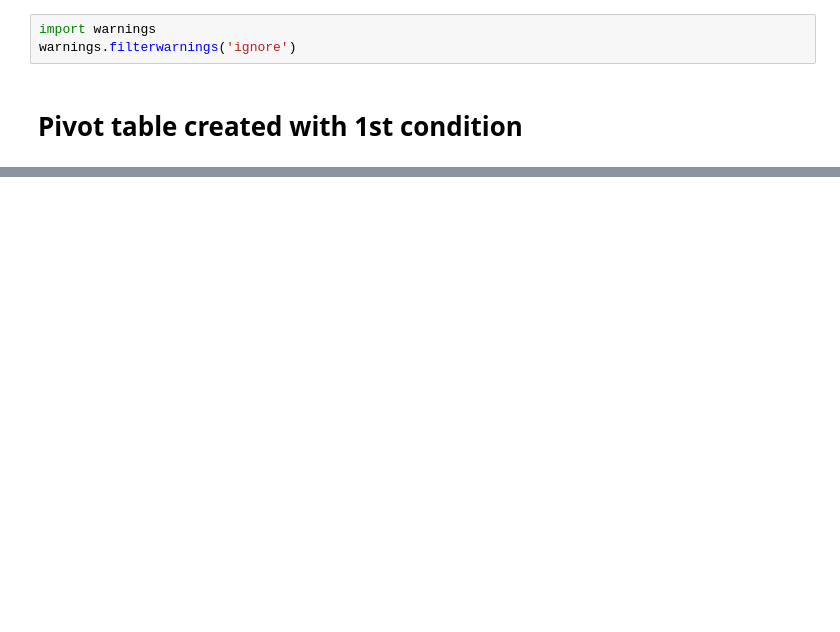
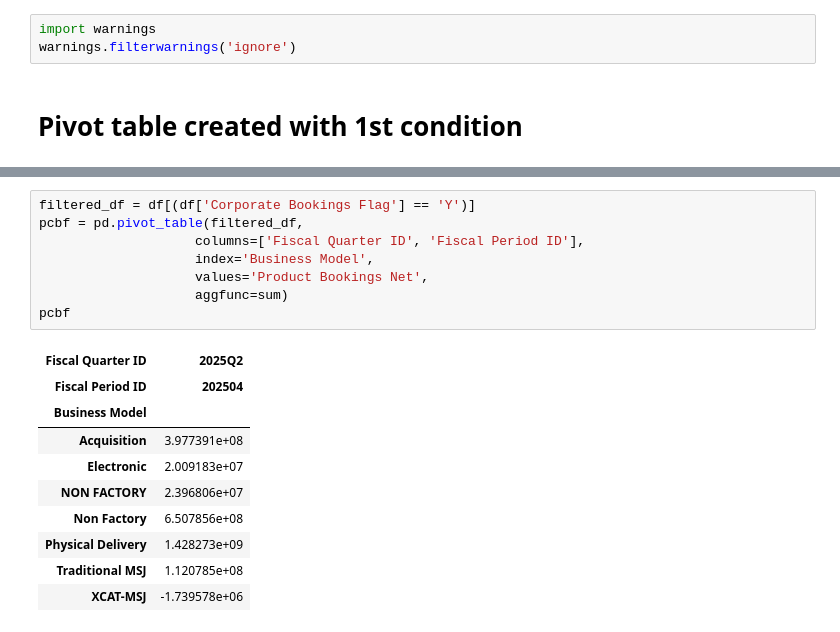
Before and after one commit to sudeshnab19/automation_projects, a Jupyter notebook: ExcelToPivot/excelto36pivots/ExcelToPivot_projectscenario.ipynb, the cells around one changed output, grey strips where cells are left out. Saved outputs shown, nothing was run; the diff lists cells and outputs as text; blank space fills up the shorter version.

```diff
--- a/ExcelToPivot/excelto36pivots/ExcelToPivot_projectscenario.ipynb
+++ b/ExcelToPivot/excelto36pivots/ExcelToPivot_projectscenario.ipynb
@@ -53,0 +113,19 @@ filtered_p2
+# %%
+filtered_df = df[(df['Corporate Bookings Flag'] == 'Y')]
+pcbf = pd.pivot_table(filtered_df,
+                    columns=['Fiscal Quarter ID', 'Fiscal Period ID'],
+                    index='Business Model',
+                    values='Product Bookings Net',
+                    aggfunc=sum)
+pcbf
+# %% [output]
+| Fiscal Quarter ID | 2025Q2 |
+| Fiscal Period ID | 202504 |
+| Business Model |  |
+| Acquisition | 3.977391e+08 |
+| Electronic | 2.009183e+07 |
+| NON FACTORY | 2.396806e+07 |
+| Non Factory | 6.507856e+08 |
+| Physical Delivery | 1.428273e+09 |
+| Traditional MSJ | 1.120785e+08 |
+| XCAT-MSJ | -1.739578e+06 |
```
Also changed, not shown: parts of 52 cells of this notebook, 7 other files.
